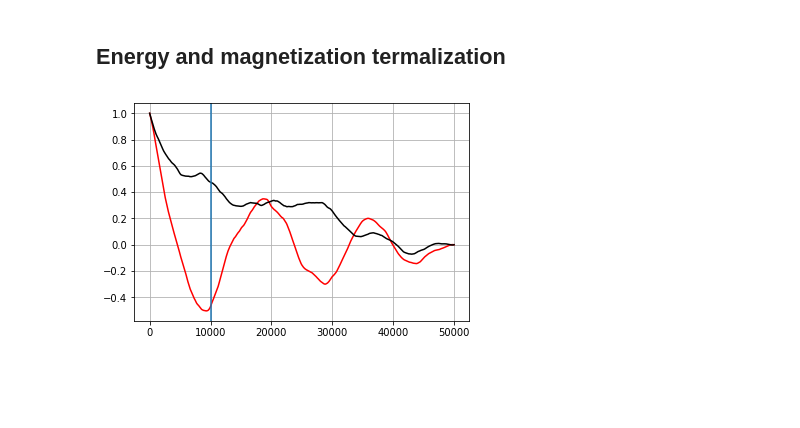
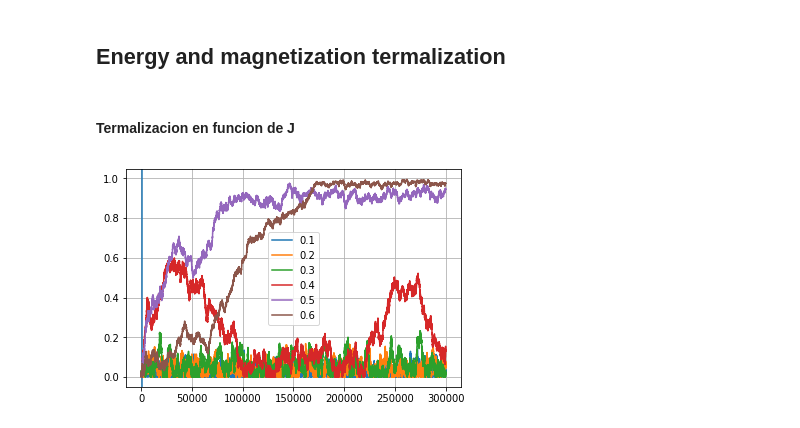
Before and after one commit to gonzalezzfelipe/computacional, a Jupyter notebook: practica/trabajo_2/python/playground.ipynb, the cells around one changed output. Cells and saved outputs as stored; diff of their text form; code cells hidden in the pictures; blank space fills up the shorter version.

```diff
--- a/practica/trabajo_2/python/playground.ipynb
+++ b/practica/trabajo_2/python/playground.ipynb
@@ -5,22 +10,30 @@ import pandas as pd
 # %% [markdown]
 ## Energy and magnetization termalization
-# %%
-def autocorr(x):
-    result = np.correlate(x, x, mode='full')
-    return result[len(result) // 2:]
-
-
-df = pd.read_csv('../valores.dat')
-
-corr = autocorr(df.magnetization.values)
-corr_e = autocorr(df.energy.values)
-corr = corr / max(corr)
-corr_e = corr_e / max(corr_e)
-
-plt.plot(corr, 'r')
-plt.plot(corr_e, 'k')
-plt.axvline(100 * 100)
-plt.grid()
-plt.show()
-# %% [output]
-[figure, removed]
+# %% [markdown]
+#### Termalizacion en funcion de J
+# %%
+length = 300000
+
+plt.axvline(32 * 32)
+for j in ['0.1', '0.2', '0.3', '0.4', '0.5', '0.6']:
+
+    df = pd.read_csv(f'../valores/terma_{j}.dat')
+    m = np.zeros(length)
+    e = np.zeros(length)
+
+    ids = df.id.unique()
+    for i in ids:
+        m += abs(df.query(f'id == {i}').m.values[0:length])
+        e += df.query(f'id == {i}').e.values[0:length]
+
+    m = m / len(ids)
+#     e = e / len(ids)
+    plt.plot(m, label=j)
+#     plt.plot(e, label=j)
+
+plt.grid()
+plt.legend()
+# plt.ylim(-0.05, 1.05)
+plt.show()
+# %% [output]
+[figure, added]
```
Also changed, not shown: parts of 4 cells of this notebook, 11 other files.
